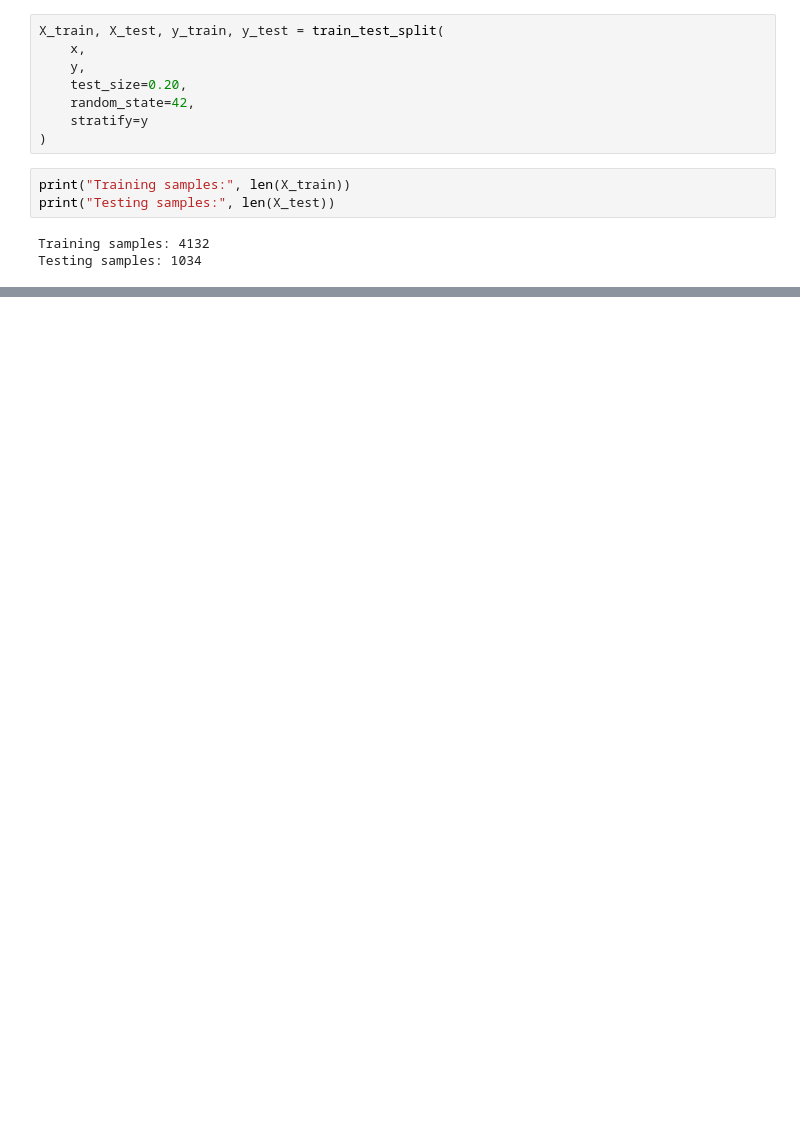
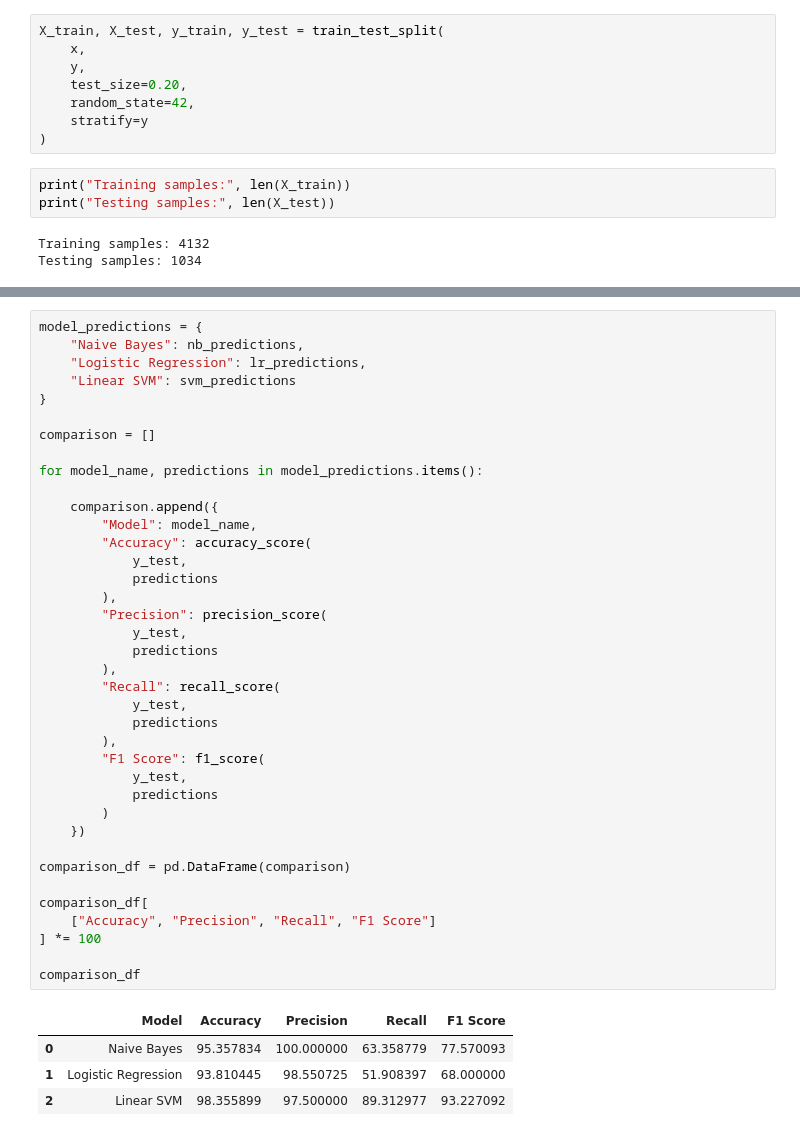
Before and after one commit to tanishqag2504/SMS-Spam-Filter, a Jupyter notebook: SMS_Spam_Filter.ipynb, the cells around one changed output, grey strips where cells are left out. Saved outputs shown, nothing was run; the diff lists cells and outputs as text; blank space fills up the shorter version.

```diff
--- a/SMS_Spam_Filter.ipynb
+++ b/SMS_Spam_Filter.ipynb
@@ -239,0 +424,43 @@ Testing samples: 1034
+# %%
+model_predictions = {
+    "Naive Bayes": nb_predictions,
+    "Logistic Regression": lr_predictions,
+    "Linear SVM": svm_predictions
+}
+
+comparison = []
+
+for model_name, predictions in model_predictions.items():
+
+    comparison.append({
+        "Model": model_name,
+        "Accuracy": accuracy_score(
+            y_test,
+            predictions
+        ),
+        "Precision": precision_score(
+            y_test,
+            predictions
+        ),
+        "Recall": recall_score(
+            y_test,
+            predictions
+        ),
+        "F1 Score": f1_score(
+            y_test,
+            predictions
+        )
+    })
+
+comparison_df = pd.DataFrame(comparison)
+
+comparison_df[
+    ["Accuracy", "Precision", "Recall", "F1 Score"]
+] *= 100
+
+comparison_df
+# %% [output]
+|  | Model | Accuracy | Precision | Recall | F1 Score |
+| 0 | Naive Bayes | 95.357834 | 100.000000 | 63.358779 | 77.570093 |
+| 1 | Logistic Regression | 93.810445 | 98.550725 | 51.908397 | 68.000000 |
+| 2 | Linear SVM | 98.355899 | 97.500000 | 89.312977 | 93.227092 |
```
Also changed, not shown: parts of 24 cells of this notebook.
